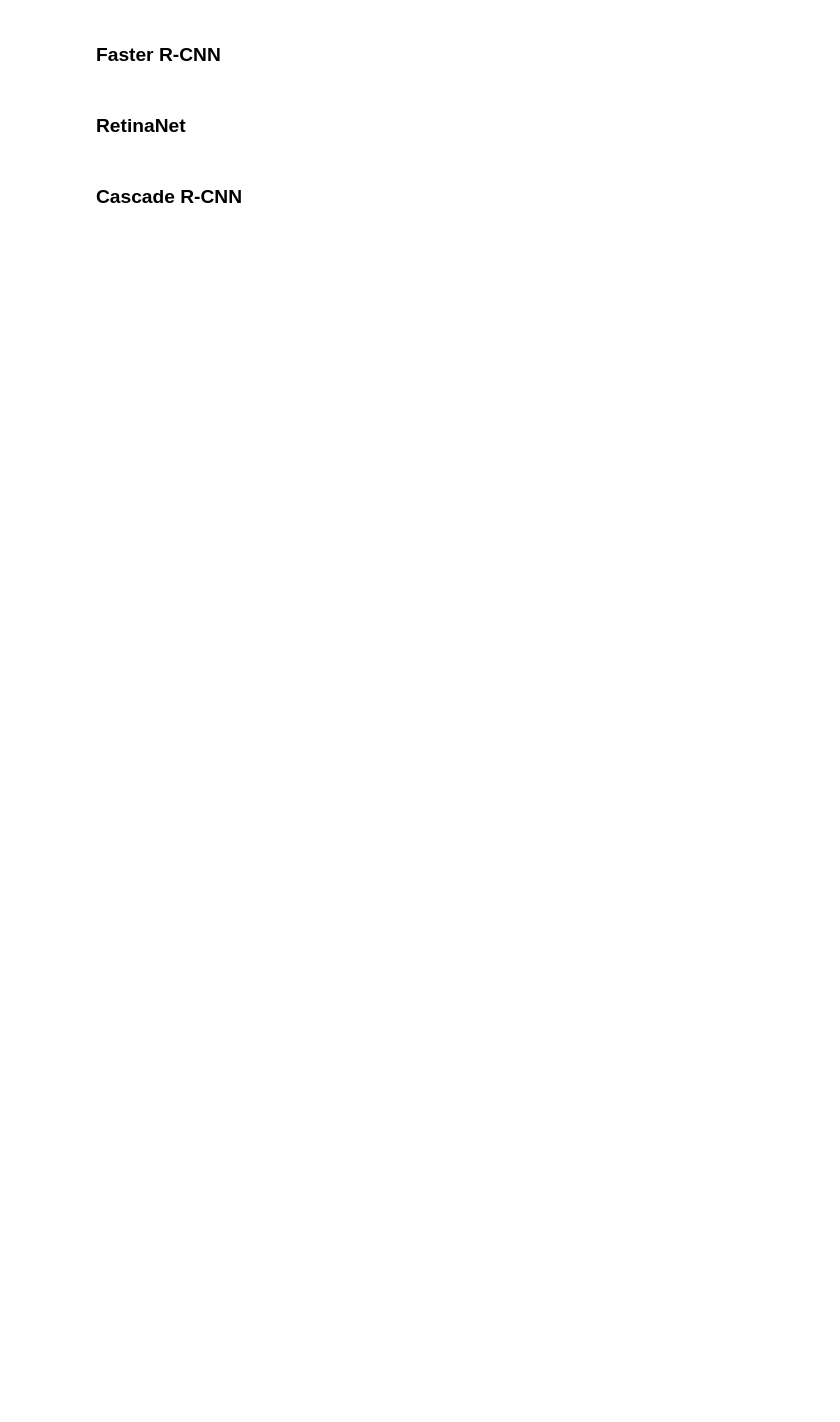
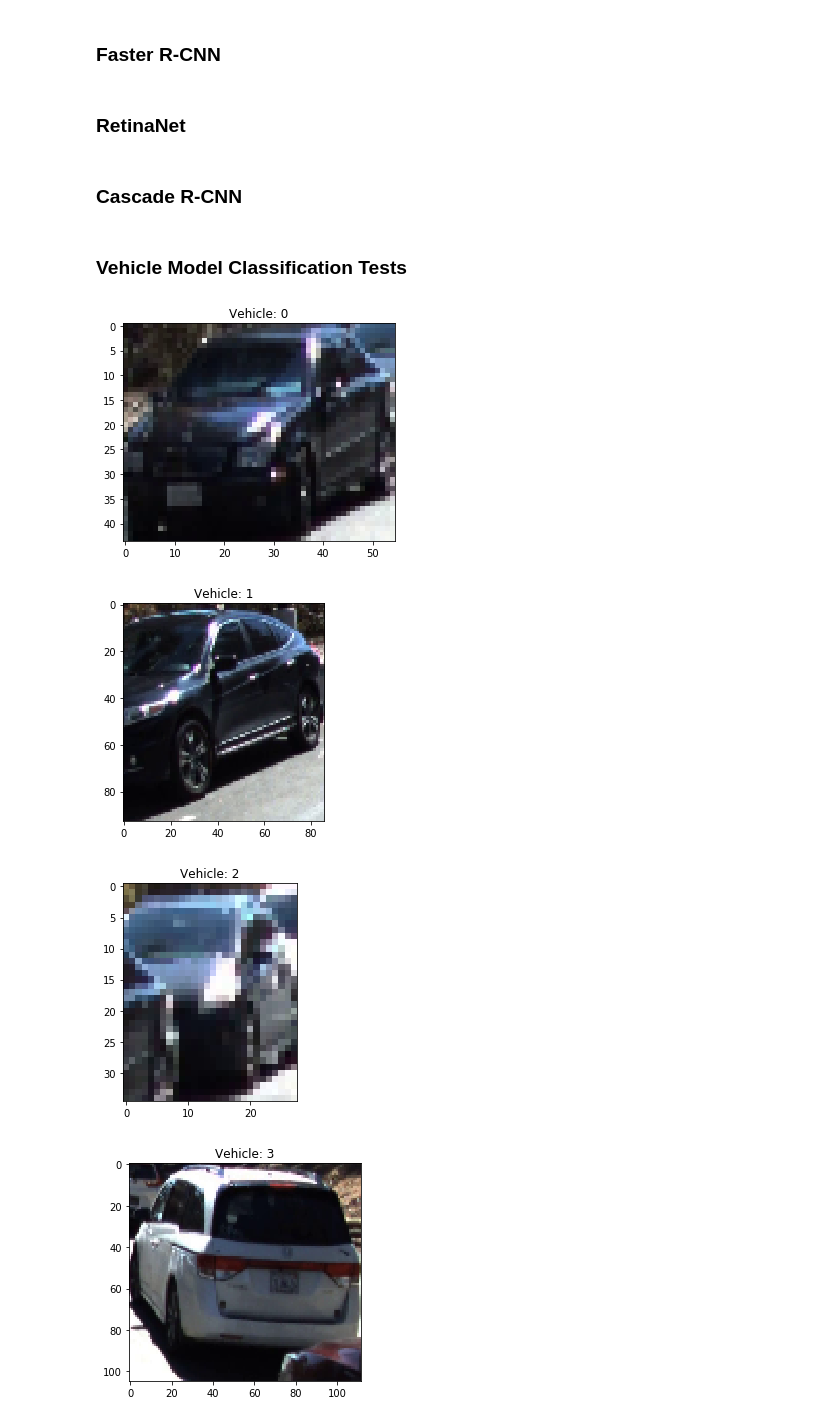
Before and after one commit to AftermathK/ece285-final-project, a Jupyter notebook: demo.ipynb, the cells around one changed output. Drawn from its saved outputs; the diff is of its cells as text; code cells hidden in the pictures; blank space fills up the shorter version.

Commit message:
returns all vehicles

```diff
--- a/demo.ipynb
+++ b/demo.ipynb
@@ -94,3 +138,17 @@ for img in imgs:
     frame_stream.set(1, img)
     is_valid, frame = frame_stream.read()
     cv2.imwrite("camera6_"+str(img)+".png", frame)
+# %% [markdown]
+### Vehicle Model Classification Tests
+# %%
+cfg_file = 'yolo3/cfg/yolov3.cfg'
+weight_file = 'yolo3/yolov3.weights'
+test_img_one = Image.open("DemoImages/camera6_4208.png").convert('RGB')
+
+all_objs = classify_models(cfg_file, weight_file, test_img_one)
+display_vehicles(all_objs)
+# %% [output]
+[figure, added]
+[figure, added]
+[figure, added]
+[figure, added]
```
Also changed, not shown: parts of 4 cells of this notebook.
